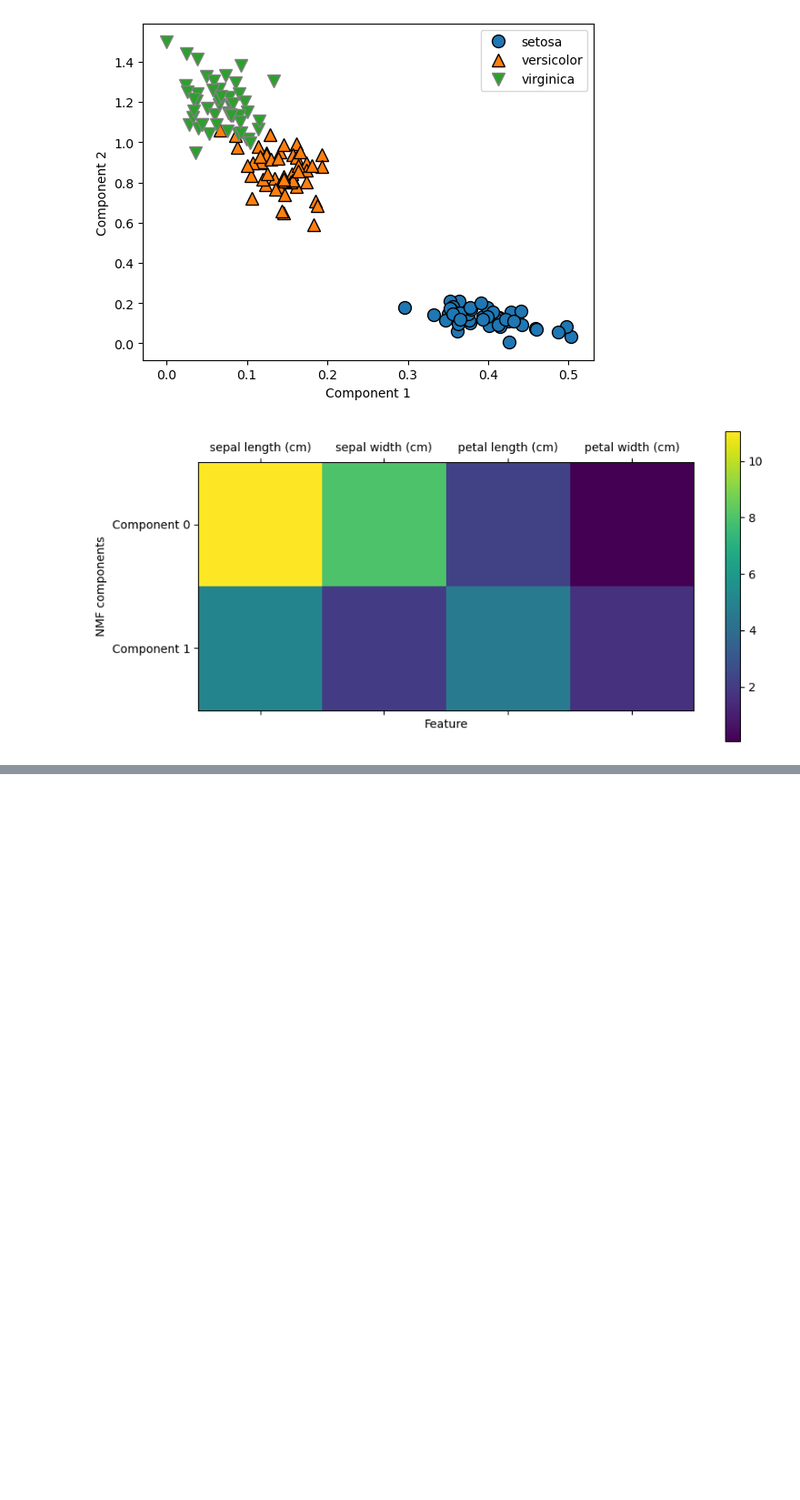
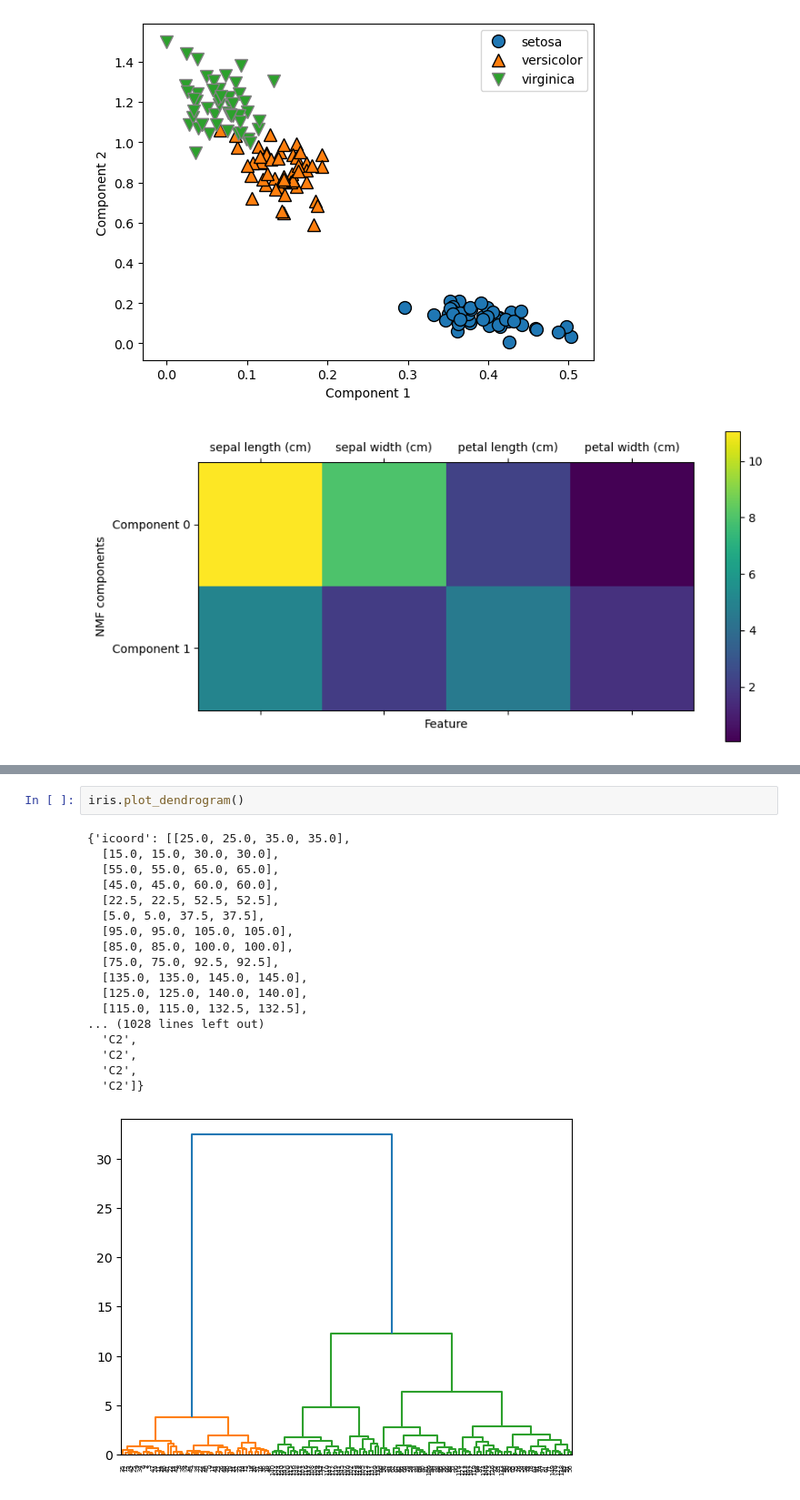
Before and after one commit to adachi0612/iris_work, a Jupyter notebook: analyze_iris_ruito_adachi.ipynb, the cells around one changed output, grey strips where cells are left out. Shown at 91% size. Drawn from its saved outputs; the diff is of its cells as text; blank space fills up the shorter version.

```diff
--- a/analyze_iris_ruito_adachi.ipynb
+++ b/analyze_iris_ruito_adachi.ipynb
@@ -202,0 +208,21 @@ KMeans法で予測したラベル:
+# %%
+iris.plot_dendrogram()
+# %% [output]
+{'icoord': [[25.0, 25.0, 35.0, 35.0],
+  [15.0, 15.0, 30.0, 30.0],
+  [55.0, 55.0, 65.0, 65.0],
+  [45.0, 45.0, 60.0, 60.0],
+  [22.5, 22.5, 52.5, 52.5],
+  [5.0, 5.0, 37.5, 37.5],
+  [95.0, 95.0, 105.0, 105.0],
+  [85.0, 85.0, 100.0, 100.0],
+  [75.0, 75.0, 92.5, 92.5],
+  [135.0, 135.0, 145.0, 145.0],
+  [125.0, 125.0, 140.0, 140.0],
+  [115.0, 115.0, 132.5, 132.5],
+... (1028 lines left out)
+  'C2',
+  'C2',
+  'C2',
+  'C2']}
+[figure, added]
```
Also changed, not shown: parts of 10 cells of this notebook, 1 other file.
